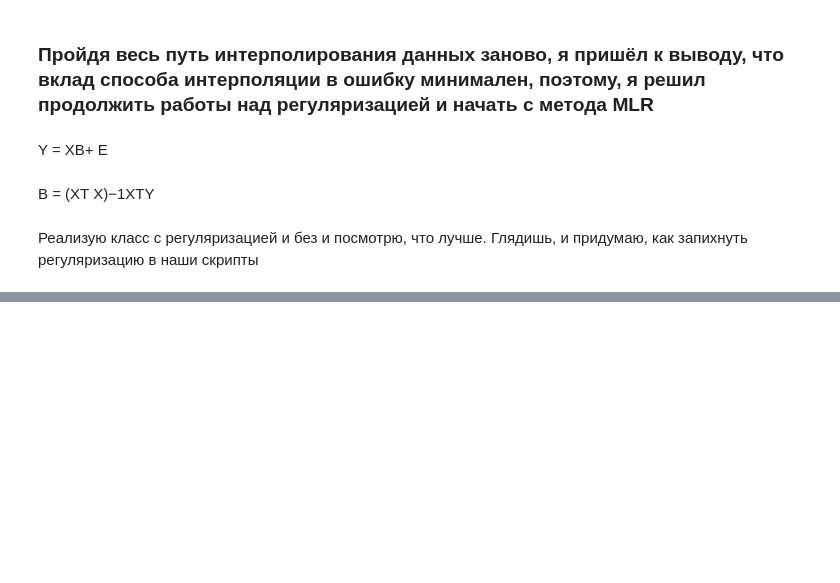
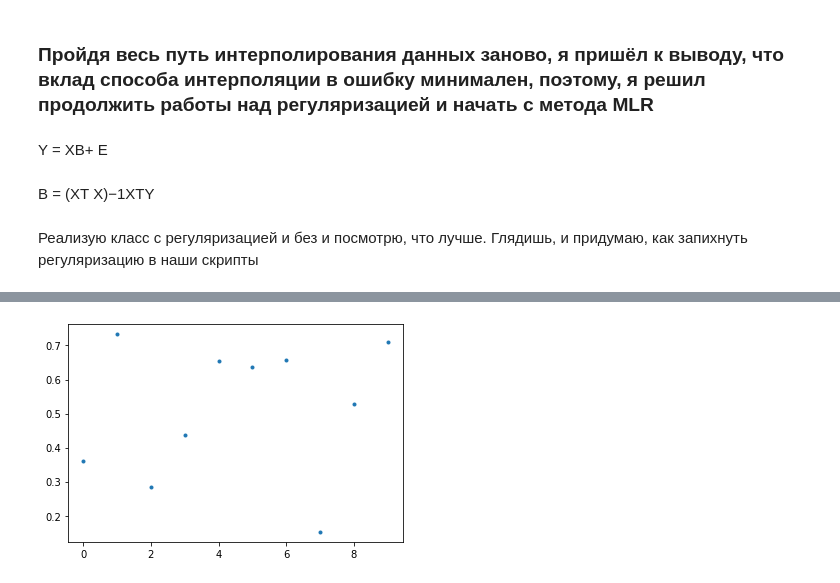
Before and after one commit to 89605502155/ML-repositry, a Jupyter notebook: Multiple_Least_Regression.ipynb, the cells around one changed output, grey strips where cells are left out. Cells and saved outputs as stored; diff of their text form; code cells hidden in the pictures; blank space fills up the shorter version.

```diff
--- a/Multiple_Least_Regression.ipynb
+++ b/Multiple_Least_Regression.ipynb
@@ -65,0 +92,5 @@ y_pr=model.predict(X_test.copy())
+# %%
+plt.plot(r2,".")
+plt.show()
+# %% [output]
+[figure, added]
```
Also changed, not shown: parts of 13 cells of this notebook.
